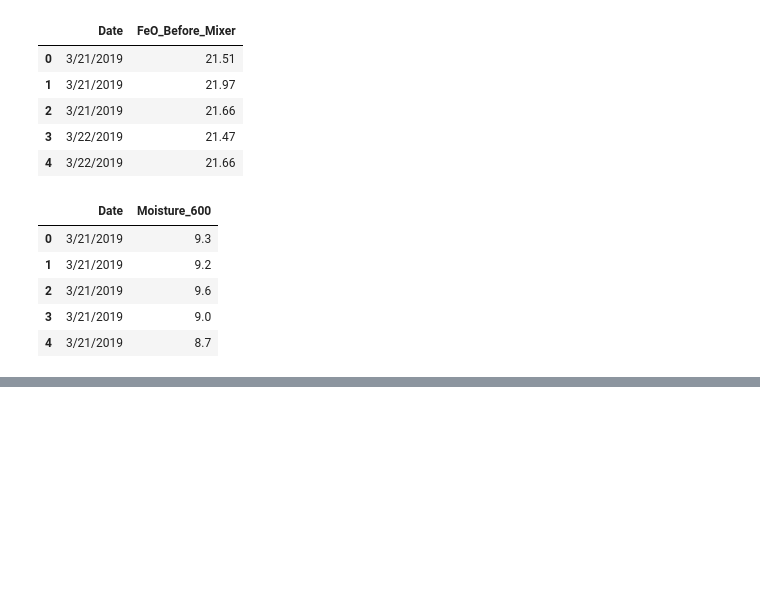
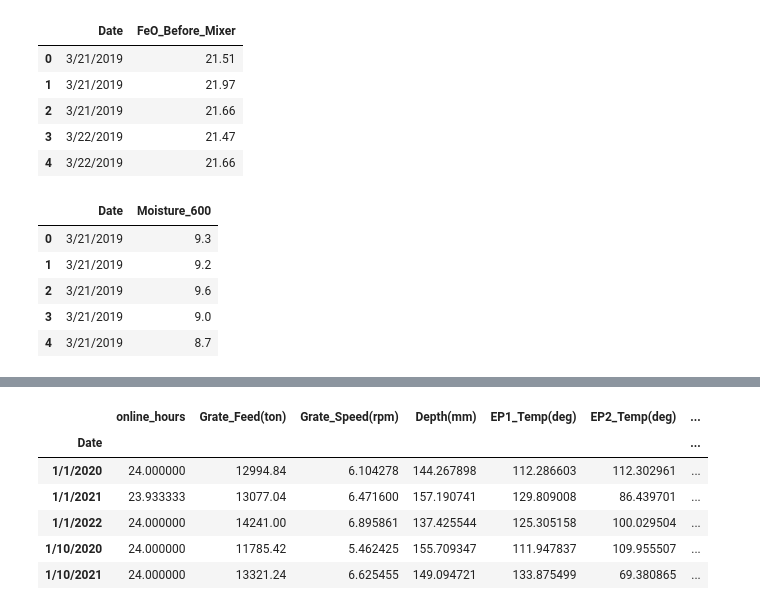
Before and after one commit to heidaralavi/Gas-Prj, a Jupyter notebook: Gas_Prj.ipynb, the cells around one changed output, grey strips where cells are left out. Drawn from its saved outputs; the diff is of its cells as text; code cells hidden in the pictures; blank space fills up the shorter version.

```diff
--- a/Gas_Prj.ipynb
+++ b/Gas_Prj.ipynb
@@ -61,0 +94,10 @@ df5.head()
+# %%
+df.head()
+# %% [output]
+|  | online_hours | Grate_Feed(ton) | Grate_Speed(rpm) | Depth(mm) | EP1_Temp(deg) | EP2_Temp(deg) | ... |
+| Date |  |  |  |  |  |  | ... |
+| 1/1/2020 | 24.000000 | 12994.84 | 6.104278 | 144.267898 | 112.286603 | 112.302961 | ... |
+| 1/1/2021 | 23.933333 | 13077.04 | 6.471600 | 157.190741 | 129.809008 | 86.439701 | ... |
+| 1/1/2022 | 24.000000 | 14241.00 | 6.895861 | 137.425544 | 125.305158 | 100.029504 | ... |
+| 1/10/2020 | 24.000000 | 11785.42 | 5.462425 | 155.709347 | 111.947837 | 109.955507 | ... |
+| 1/10/2021 | 24.000000 | 13321.24 | 6.625455 | 149.094721 | 133.875499 | 69.380865 | ... |
```
Also changed, not shown: parts of 12 cells of this notebook.
